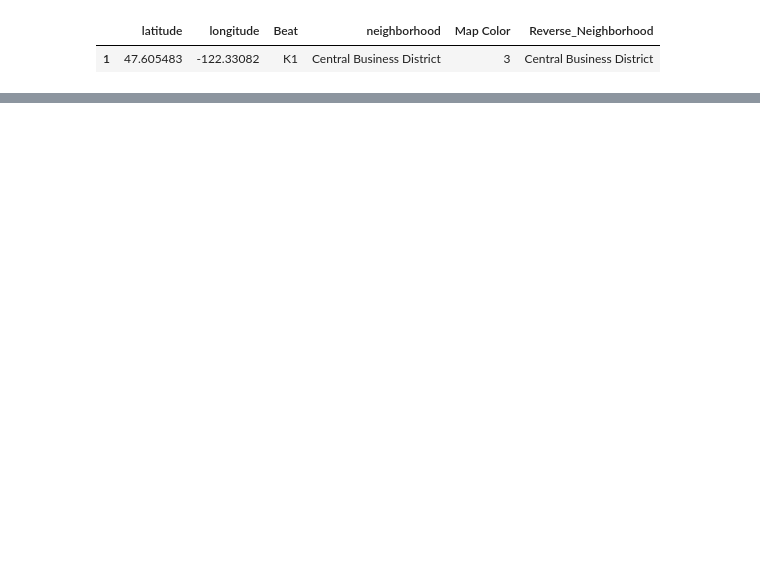
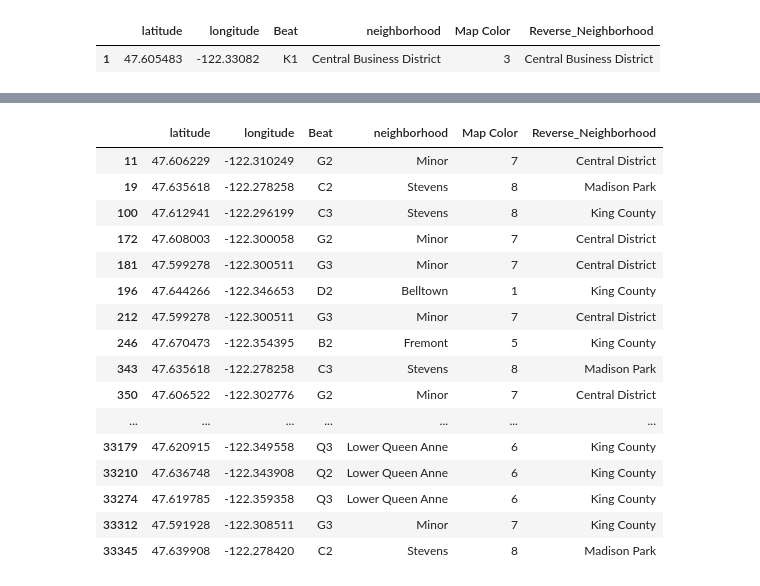
Before and after one commit to manifolded/aggregate-seattle, a Jupyter notebook: Seattle AirBnB Exploration.ipynb, the cells around one changed output, grey strips where cells are left out. Drawn from its saved outputs; the diff is of its cells as text; code cells hidden in the pictures; blank space fills up the shorter version.

```diff
--- a/Seattle AirBnB Exploration.ipynb
+++ b/Seattle AirBnB Exploration.ipynb
@@ -713,0 +793,2 @@ sample_df
+# %%
+lat_long_pd = lat_long_pd.assign(Reverse_Neighborhood = '')
@@ -713,0 +872,20 @@ sample_df
+# %%
+lat_long_pd[~lat_long_pd['Reverse_Neighborhood'].isin(pop_by_neighborhood.keys())]
+# %% [output]
+|  | latitude | longitude | Beat | neighborhood | Map Color | Reverse_Neighborhood |
+| 11 | 47.606229 | -122.310249 | G2 | Minor | 7 | Central District |
+| 19 | 47.635618 | -122.278258 | C2 | Stevens | 8 | Madison Park |
+| 100 | 47.612941 | -122.296199 | C3 | Stevens | 8 | King County |
+| 172 | 47.608003 | -122.300058 | G2 | Minor | 7 | Central District |
+| 181 | 47.599278 | -122.300511 | G3 | Minor | 7 | Central District |
+| 196 | 47.644266 | -122.346653 | D2 | Belltown | 1 | King County |
+| 212 | 47.599278 | -122.300511 | G3 | Minor | 7 | Central District |
+| 246 | 47.670473 | -122.354395 | B2 | Fremont | 5 | King County |
+| 343 | 47.635618 | -122.278258 | C3 | Stevens | 8 | Madison Park |
+| 350 | 47.606522 | -122.302776 | G2 | Minor | 7 | Central District |
+| ... | ... | ... | ... | ... | ... | ... |
+| 33179 | 47.620915 | -122.349558 | Q3 | Lower Queen Anne | 6 | King County |
+| 33210 | 47.636748 | -122.343908 | Q2 | Lower Queen Anne | 6 | King County |
+| 33274 | 47.619785 | -122.359358 | Q3 | Lower Queen Anne | 6 | King County |
+| 33312 | 47.591928 | -122.308511 | G3 | Minor | 7 | King County |
+| 33345 | 47.639908 | -122.278420 | C2 | Stevens | 8 | Madison Park |
```
Also changed, not shown: parts of 28 cells of this notebook.
